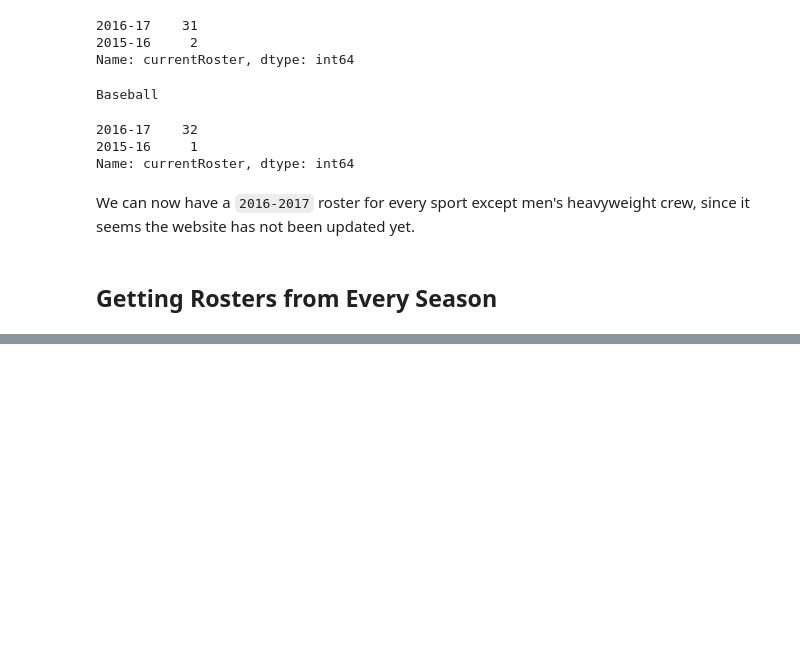
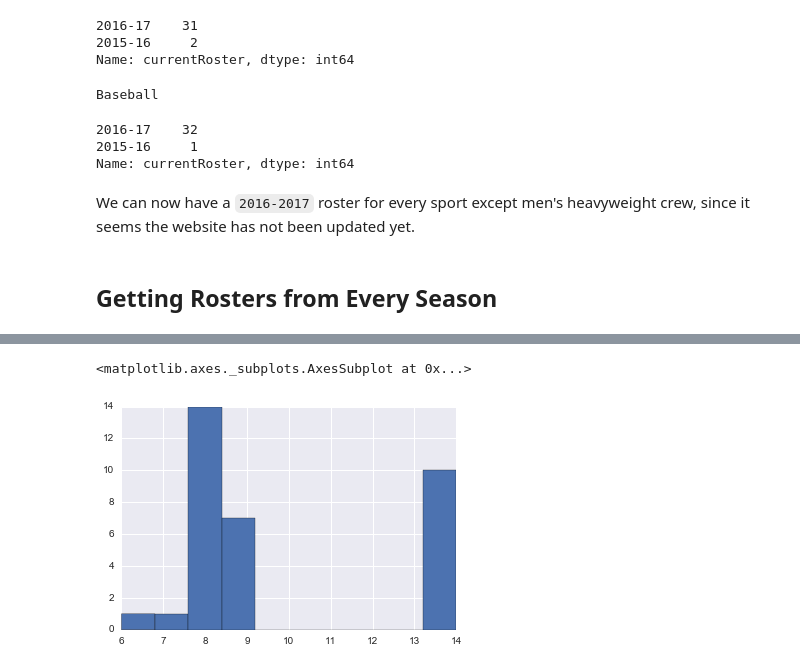
Before and after one commit to hydrosquall/yale_athletics_data, a Jupyter notebook: notebooks/1-cyy5-get-sports-seasons-and-rosters.ipynb, the cells around one changed output, grey strips where cells are left out. Drawn from its saved outputs; the diff is of its cells as text; code cells hidden in the pictures; blank space fills up the shorter version.

Commit message:
complete roster parser, store initial version of the roster scrape

```diff
--- a/notebooks/1-cyy5-get-sports-seasons-and-rosters.ipynb
+++ b/notebooks/1-cyy5-get-sports-seasons-and-rosters.ipynb
@@ -24,7 +24,7 @@ import re
 import json
 
 # Backoff time for large scrapes
-THROTTLE_TIME = .1
+THROTTLE_TIME = .05
 
 # ipython magics
 %load_ext watermark
@@ -212,40 +217,56 @@ def prevSeason(season):
     '2015-16 becomes 2014-15'
     years = season.split("-")
     prevYear = int(years[0]) - 1
-    prevSeason = "{0}-{1}".format(prevYear, years[0][2:])
+    return "{0}-{1}".format(prevYear, years[0][2:])
 
 
 def getSeasons(team_url, current_season):
     'given current season, check how many seasons back of rosters we can collect.'
     ' If refactoring, might as well save the rosters too.'
-    print team_url
+
+    print("\nDownload " + team_url)
     hasRoster = 1
     season = current_season
     seasons = {}
 
     while (hasRoster):
+        print(season[-2:]),
         season_url = "{0}/{1}/roster".format(team_url, season)
         tsoup = getBodySoup(season_url)
         if not tsoup:
             break
         table = tsoup.find('table')
+        if not table:
+            break
         rows = table.find_all('tr')
-
+        if not rows:
+            break
         # different pages handled errors differently. ex:
         # swimming: template not found: http://www.yalebulldogs.com/sports/w-swim/2008-09/roster
         # coed sailing: loads a blank table: http://www.yalebulldogs.com/sports/c-sail/2004-05/roster
         # invoke the no 1-person team rule- if the roster table only has 2 or fewer rows in it, it's probably not
         #         ok.
         if len(rows) < 3:
-            hasRoster = False
+            break
         else:
-
             # Getting the rosters!
             people = []
             for row in rows:
                 person = []
                 for cell in row.find_all('td'):
-                    person.append(cell.text.strip())
+                    bio_link = cell.find('a')
+                    cellText = cell.text.strip()
+
+                    if bio_link:
+
+                        nameCard = {
+                            'name': cellText,
+                            'link': bio_link['href']
+                        }
+
+                        person.append(nameCard)
+                    else:
+                        person.append(cellText)
                 people.append(person)
 
             seasons[season] = people
@@ -260,2 +280,0 @@ sports.shape
-# %%
-sports['seasons'] = sports.apply(lambda x: getSeasons(x['href'], x['currentRoster']), axis=1)
@@ -279,0 +281,5 @@ Site is down!
+# %%
+%%time
+# Download the rosters for each sport
+# Parallelize another time, split into separate variable due to some odd memory bug.
+rosters = sports[['href', 'currentRoster']].apply(lambda x: getSeasons(x['href'], x['currentRoster']), axis='columns')
@@ -279,0 +304,9 @@ Site is down!
+# %%
+# Everybody has at least 6 years of data. There are a few sports with 14 years of data.
+# I wonder what made a team join?
+# We can do facet plots of how the size of a team's roster changed from year to year.
+# Alternately, we can build a list of what high schools people come from...
+rosters.map(len).hist()
+# %% [output]
+<matplotlib.axes._subplots.AxesSubplot at 0x...>
+[figure, added]
```
Also changed, not shown: parts of 11 cells of this notebook, 1 other file.
